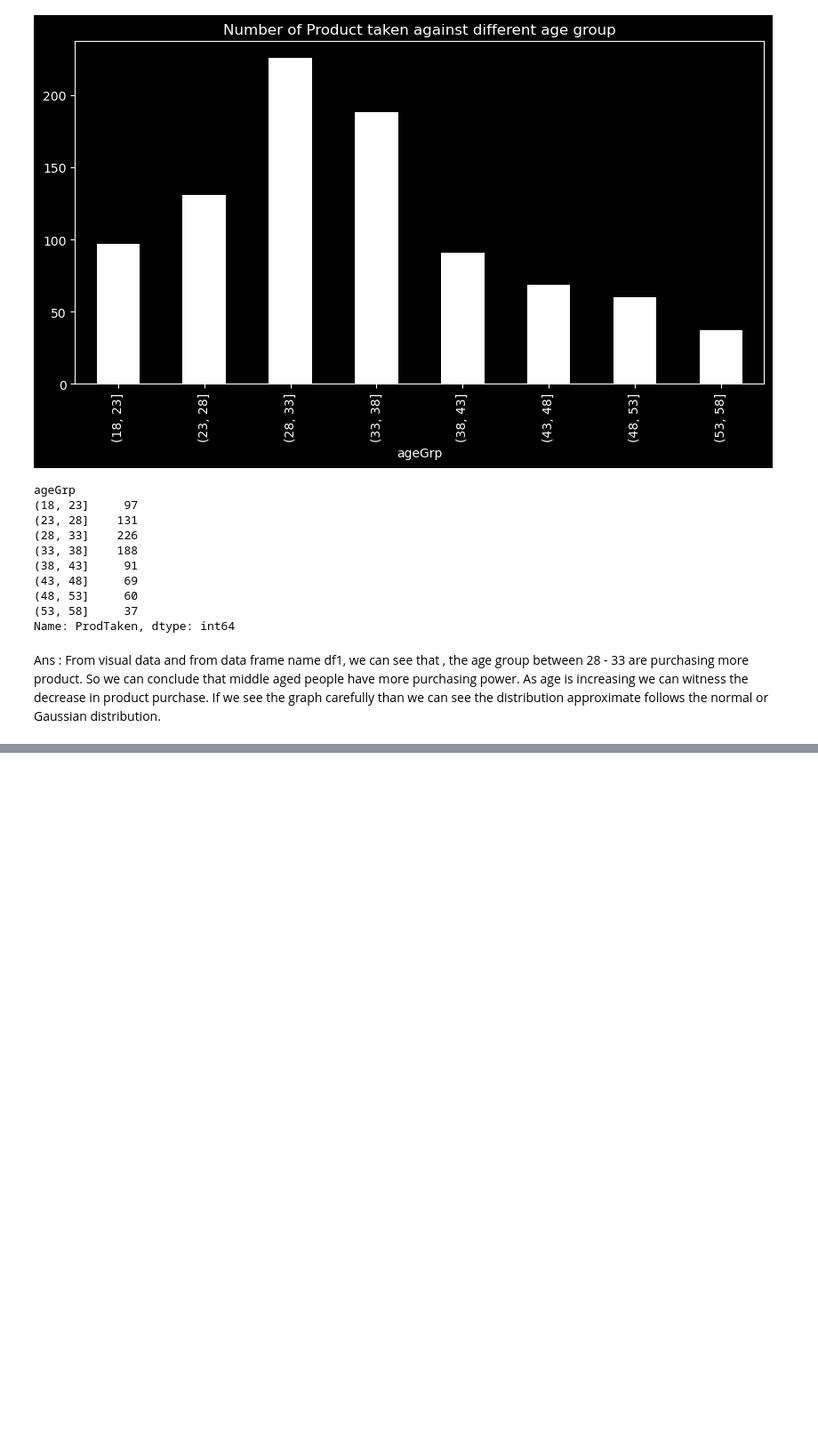
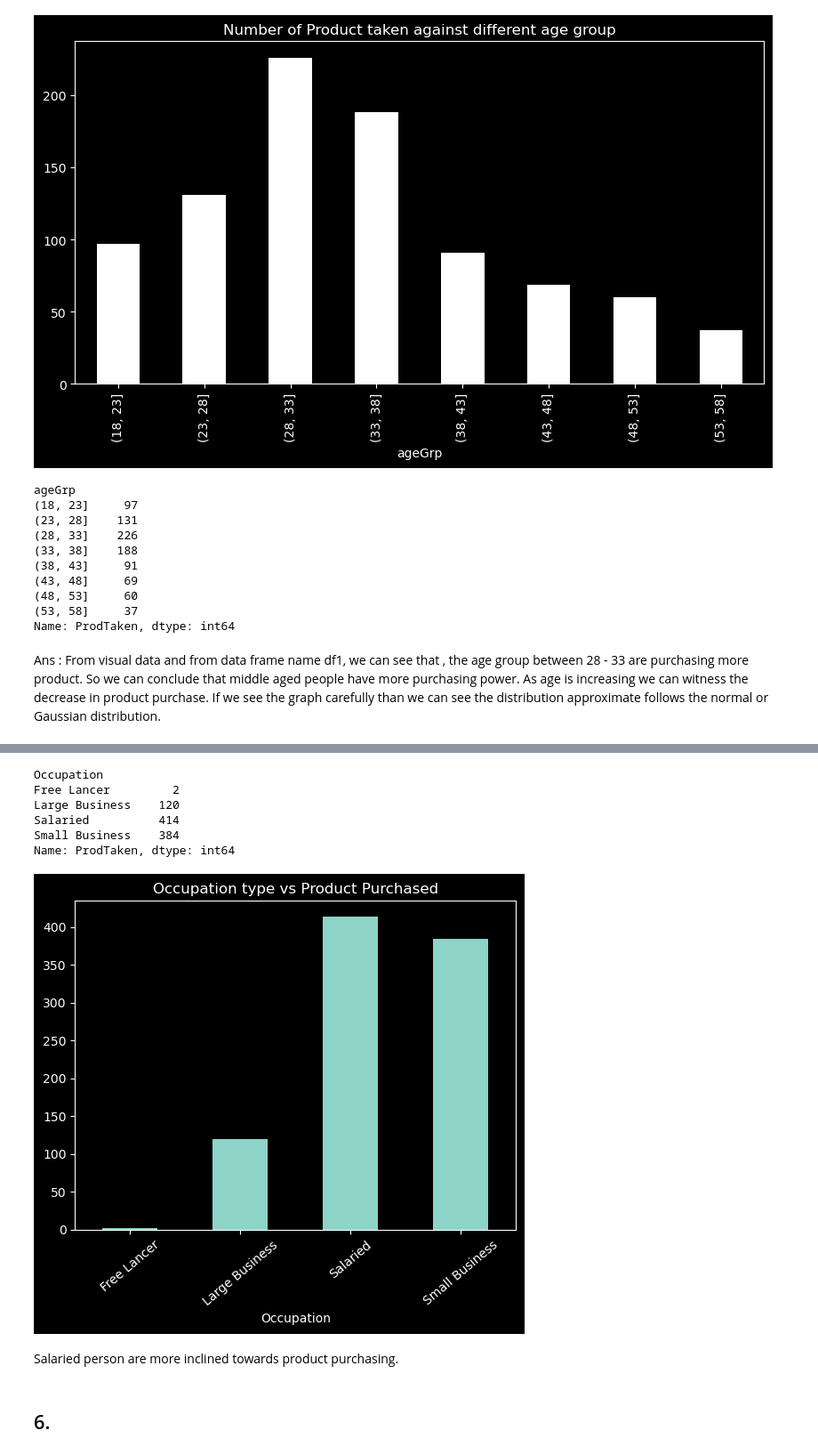
Before and after one commit to Shoyeb45/MiniProjects, a Jupyter notebook: PythonAssign/EDA/main.ipynb, the cells around one changed output, grey strips where cells are left out. Shown at 89% size. Cells and saved outputs as stored; diff of their text form; code cells hidden in the pictures; blank space fills up the shorter version.

```diff
--- a/PythonAssign/EDA/main.ipynb
+++ b/PythonAssign/EDA/main.ipynb
@@ -97,0 +179,21 @@ If we see the graph carefully than we can see the distribution approximate follo
+# %%
+# Occupation type vs Product purchase
+df4 = df.groupby("Occupation")["ProdTaken"].sum()
+df4
+# %% [output]
+Occupation
+Free Lancer         2
+Large Business    120
+Salaried          414
+Small Business    384
+Name: ProdTaken, dtype: int64
+# %%
+df4.plot(kind="bar", rot=40)
+plt.title("Occupation type vs Product Purchased")
+plt.show()
+# %% [output]
+[figure, added]
+# %% [markdown]
+Salaried person are more inclined towards product purchasing.
+# %% [markdown]
+## 6.
```
Also changed, not shown: parts of 22 cells of this notebook.
